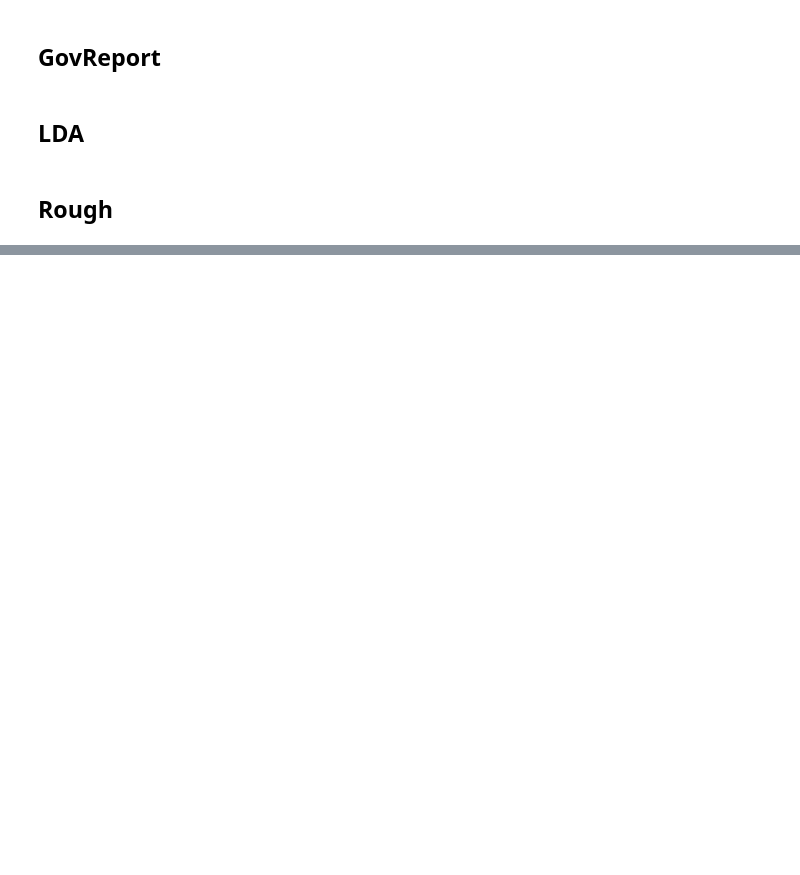
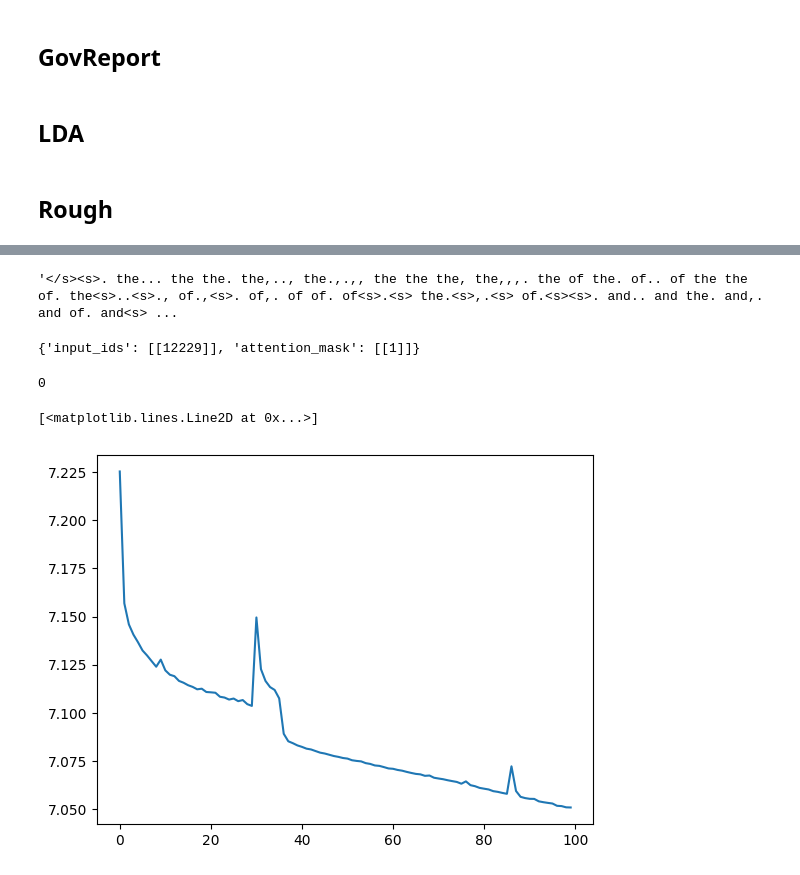
Before and after one commit to NamanChhibbar/LDS, a Jupyter notebook: temp.ipynb, the cells around one changed output, grey strips where cells are left out. Drawn from its saved outputs; the diff is of its cells as text; code cells hidden in the pictures; blank space fills up the shorter version.

```diff
--- a/temp.ipynb
+++ b/temp.ipynb
@@ -152,11 +166,12 @@ count_words(data["text"]), count_words(data["summary"])
 # %%
-texts_summaries = []
+texts, summaries = [], []
 for file in crs_files:
 	with open(f"{crs_out}/{file}") as fp:
 		data = json.load(fp)
-	texts_summaries.append((data["text"], data["summary"]))
+	texts.append(data["text"])
+	summaries.append(data["summary"])
 
-len(texts_summaries)
+len(texts)
 # %%
 sent_checkpoint = "sentence-transformers/all-MiniLM-L6-v2"
 sent_dir = f"{data_dir}/Models/Sent-Transformer"
@@ -218,0 +270,20 @@ tokenizer.decode(output[0])
+# %%
+tokenizer.decode(outputs[0])
+# %% [output]
+'</s><s>. the... the the. the,.., the.,.,, the the the, the,,,. the of the. of.. of the the of. the<s>..<s>., of.,<s>. of,. of of. of<s>.<s> the.<s>,.<s> of.<s><s>. and.. and the. and,. and of. and<s> ...
+# %%
+tokenizer(["hey"], add_special_tokens=False)
+# %% [output]
+{'input_ids': [[12229]], 'attention_mask': [[1]]}
+# %%
+tokenizer.bos_token_id
+# %% [output]
+0
+# %%
+with open("/home/nchibbar/Data/train-history/bart-history.pkl", "rb") as fp:
+	history = pickle.load(fp)
+
+plt.plot(history)
+# %% [output]
+[<matplotlib.lines.Line2D at 0x...>]
+[figure, added]
```
Also changed, not shown: parts of 14 cells of this notebook, 3 other files.
